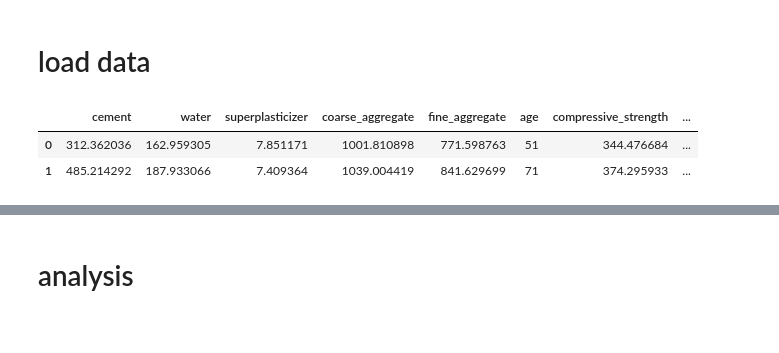
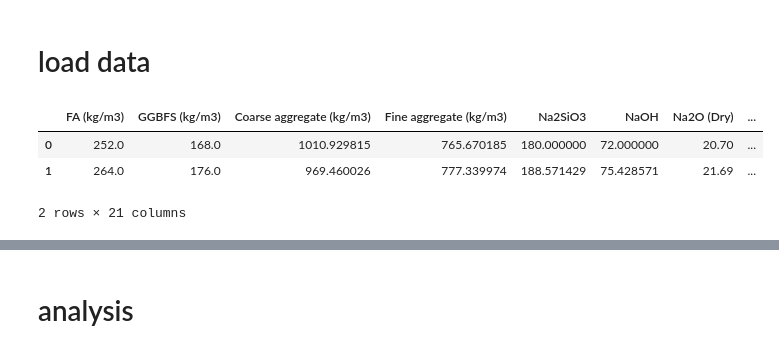
Before and after one commit to pariyaaf/sustainable_concrete_ml_optimization, a Jupyter notebook: notebook/ml_preprocessing.ipynb, the cells around one changed output, grey strips where cells are left out. Saved outputs shown, nothing was run; the diff lists cells and outputs as text; code cells hidden in the pictures.

```diff
--- a/notebook/ml_preprocessing.ipynb
+++ b/notebook/ml_preprocessing.ipynb
@@ -12,9 +12,25 @@ import os
 # %% [markdown]
 # load data
 # %%
-df = pd.read_csv("../data/sustainable_concrete_dataset.csv", low_memory=True)
+xls = pd.ExcelFile("../data/dataset. AAC.xlsx")
+
+sheet1 = xls.parse(xls.sheet_names[0]).drop(index=0).reset_index(drop=True)
+sheet2 = xls.parse(xls.sheet_names[1]).drop(index=0).reset_index(drop=True)
+
+inputs1 = sheet1.iloc[:, :-1].astype(float)
+inputs2 = sheet2.iloc[:, :-1].astype(float)
+
+output1 = sheet1.iloc[:, -1].astype(float).rename("Compressive_strength_MPa")
+output2 = sheet2.iloc[:, -1].astype(float).rename("Mixture_CO2_kg")
+
+sheet1_full = pd.concat([inputs1, output1], axis=1)
+sheet2_full = pd.concat([inputs2, output2], axis=1)
+
+df = pd.merge(sheet1_full, sheet2_full, on=list(inputs1.columns))
+
 df.head(2)
 # %% [output]
-|  | cement | water | superplasticizer | coarse_aggregate | fine_aggregate | age | compressive_strength | ... |
-| 0 | 312.362036 | 162.959305 | 7.851171 | 1001.810898 | 771.598763 | 51 | 344.476684 | ... |
-| 1 | 485.214292 | 187.933066 | 7.409364 | 1039.004419 | 841.629699 | 71 | 374.295933 | ... |
+|  | FA (kg/m3) | GGBFS (kg/m3) | Coarse aggregate (kg/m3) | Fine aggregate (kg/m3) | Na2SiO3 | NaOH | Na2O (Dry) | ... |
+| 0 | 252.0 | 168.0 | 1010.929815 | 765.670185 | 180.000000 | 72.000000 | 20.70 | ... |
+| 1 | 264.0 | 176.0 | 969.460026 | 777.339974 | 188.571429 | 75.428571 | 21.69 | ... |
+2 rows × 21 columns
```
Also changed, not shown: parts of 14 cells of this notebook, 1 other file.
